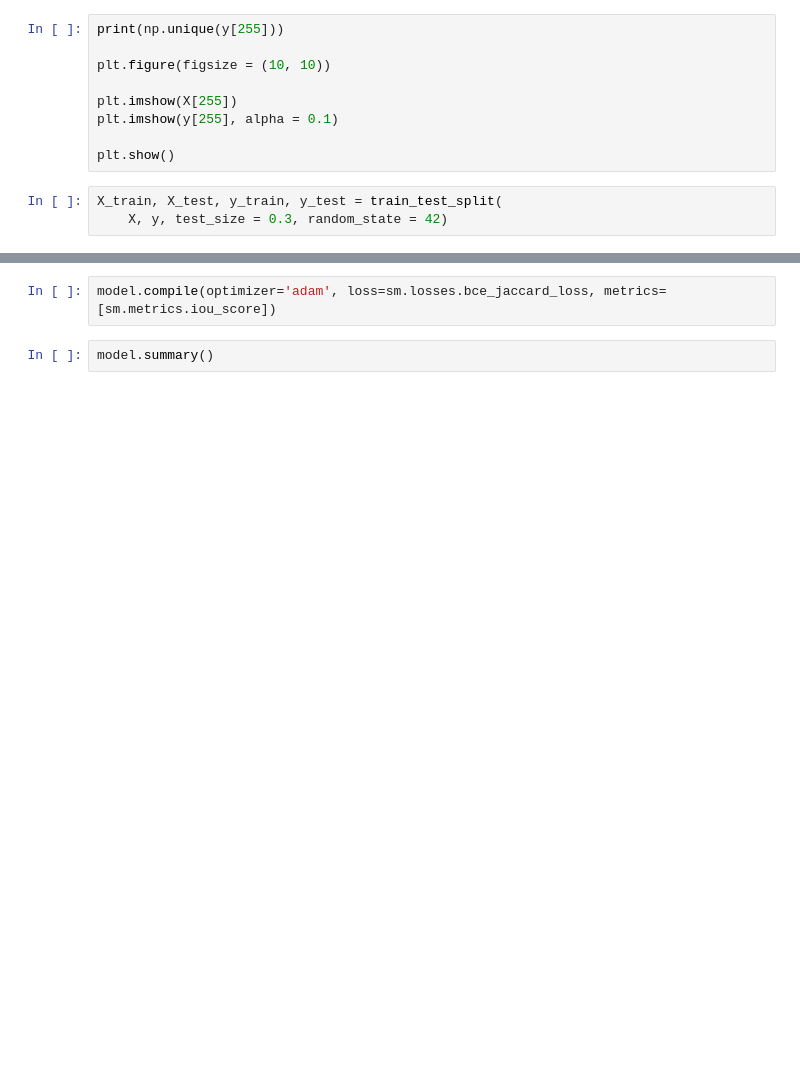
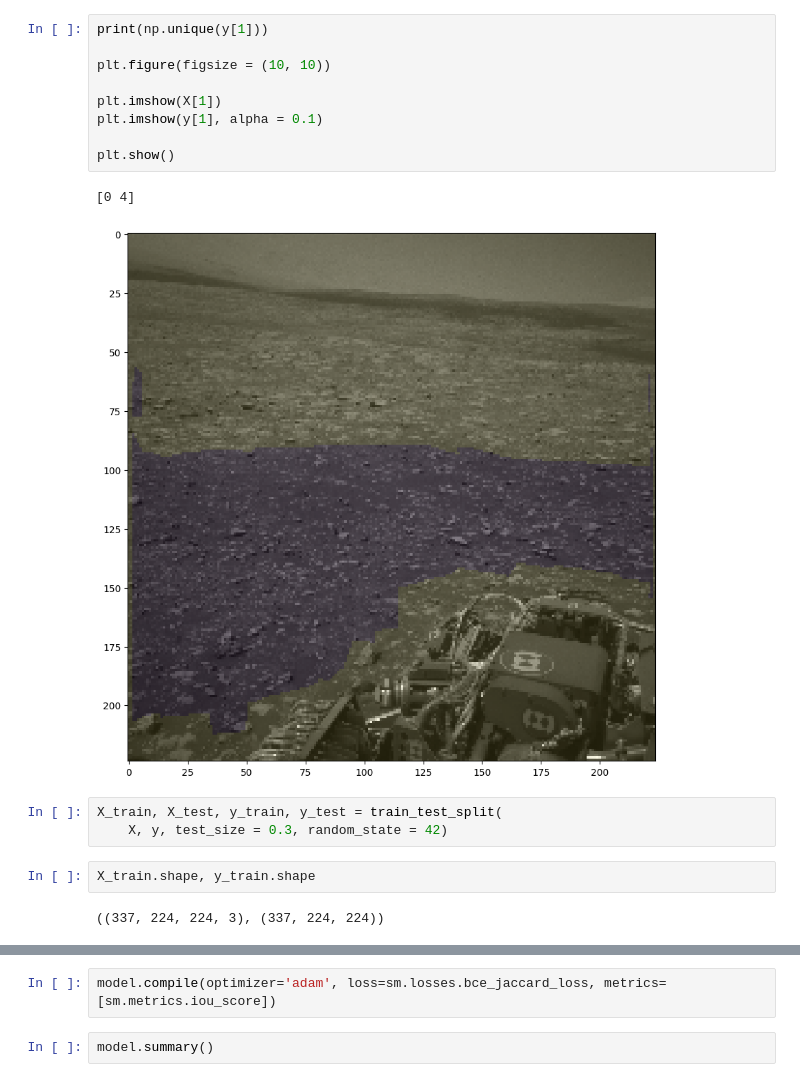
Before and after one commit to TigerManon/drive-on-mars, a Jupyter notebook: U-Net Test.ipynb, the cells around one changed output, grey strips where cells are left out. Saved outputs shown, nothing was run; the diff lists cells and outputs as text; blank space fills up the shorter version.

```diff
--- a/U-Net Test.ipynb
+++ b/U-Net Test.ipynb
@@ -81,14 +100,21 @@ plt.imshow(X[255])
 # %%
-print(np.unique(y[255]))
+print(np.unique(y[1]))
 
 plt.figure(figsize = (10, 10))
 
-plt.imshow(X[255])
-plt.imshow(y[255], alpha = 0.1)
+plt.imshow(X[1])
+plt.imshow(y[1], alpha = 0.1)
 
 plt.show()
+# %% [output]
+[0 4]
+[figure, added]
 # %%
 X_train, X_test, y_train, y_test = train_test_split(
     X, y, test_size = 0.3, random_state = 42)
+# %%
+X_train.shape, y_train.shape
+# %% [output]
+((337, 224, 224, 3), (337, 224, 224))
 # %%
 # Charger le modèle UNet avec l'encodeur ResNet50 pré-entraîné et des poids ImageNet
```
Also changed, not shown: parts of 10 cells of this notebook.
